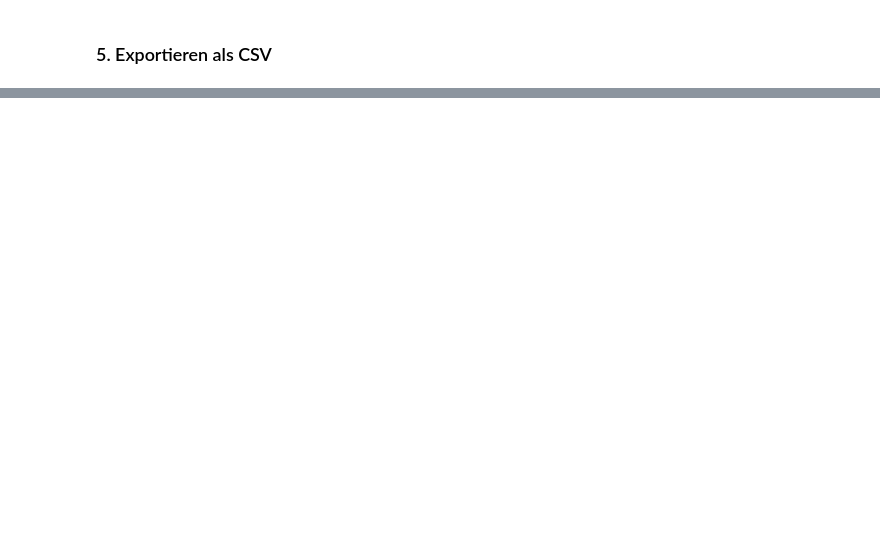
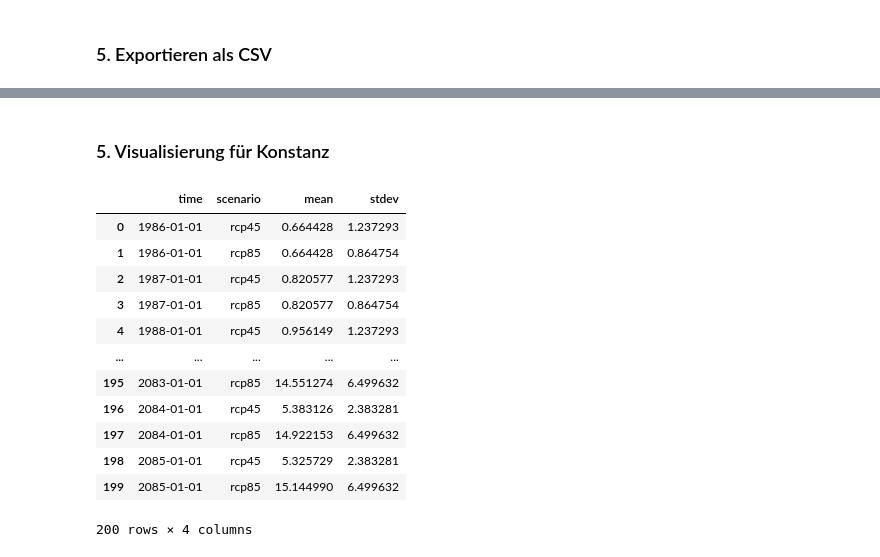
Before and after one commit to sgc-kn/cds-examples, a Jupyter notebook: sis-heat-and-cold-spells.ipynb, the cells around one changed output, grey strips where cells are left out. Cells and saved outputs as stored; diff of their text form; code cells hidden in the pictures; blank space fills up the shorter version.

```diff
--- a/sis-heat-and-cold-spells.ipynb
+++ b/sis-heat-and-cold-spells.ipynb
@@ -347,0 +355,37 @@ Converted: /tmp/cds-sis-heat-and-cold-spells-y_77rpe5/HWD_EU_climate_rcp85_mean_
+# %% [markdown]
+### 5. Visualisierung für Konstanz
+# %%
+kn = (
+    df
+    .query('latitude == 47.7 and longitude == 9.200000000000003')
+    .reset_index().set_index('time')
+    .drop(columns=['longitude', 'latitude'])
+)
+
+# convert from wide to long format
+kn = (
+    kn
+    .reset_index()
+    .melt(id_vars=['time'])
+    .assign(scenario = lambda x: x.variable.map(lambda s: s.split('-')[0]))
+    .assign(variable = lambda x: x.variable.map(lambda s: s.split('-')[1]))
+    .pivot(index=['time', 'scenario'], columns=['variable'], values=['value'])
+    .reset_index()
+)
+
+kn.columns = ['time', 'scenario', 'mean', 'stdev']
+kn
+# %% [output]
+|  | time | scenario | mean | stdev |
+| 0 | 1986-01-01 | rcp45 | 0.664428 | 1.237293 |
+| 1 | 1986-01-01 | rcp85 | 0.664428 | 0.864754 |
+| 2 | 1987-01-01 | rcp45 | 0.820577 | 1.237293 |
+| 3 | 1987-01-01 | rcp85 | 0.820577 | 0.864754 |
+| 4 | 1988-01-01 | rcp45 | 0.956149 | 1.237293 |
+| ... | ... | ... | ... | ... |
+| 195 | 2083-01-01 | rcp85 | 14.551274 | 6.499632 |
+| 196 | 2084-01-01 | rcp45 | 5.383126 | 2.383281 |
+| 197 | 2084-01-01 | rcp85 | 14.922153 | 6.499632 |
+| 198 | 2085-01-01 | rcp45 | 5.325729 | 2.383281 |
+| 199 | 2085-01-01 | rcp85 | 15.144990 | 6.499632 |
+200 rows × 4 columns
```
Also changed, not shown: parts of 9 cells of this notebook.
